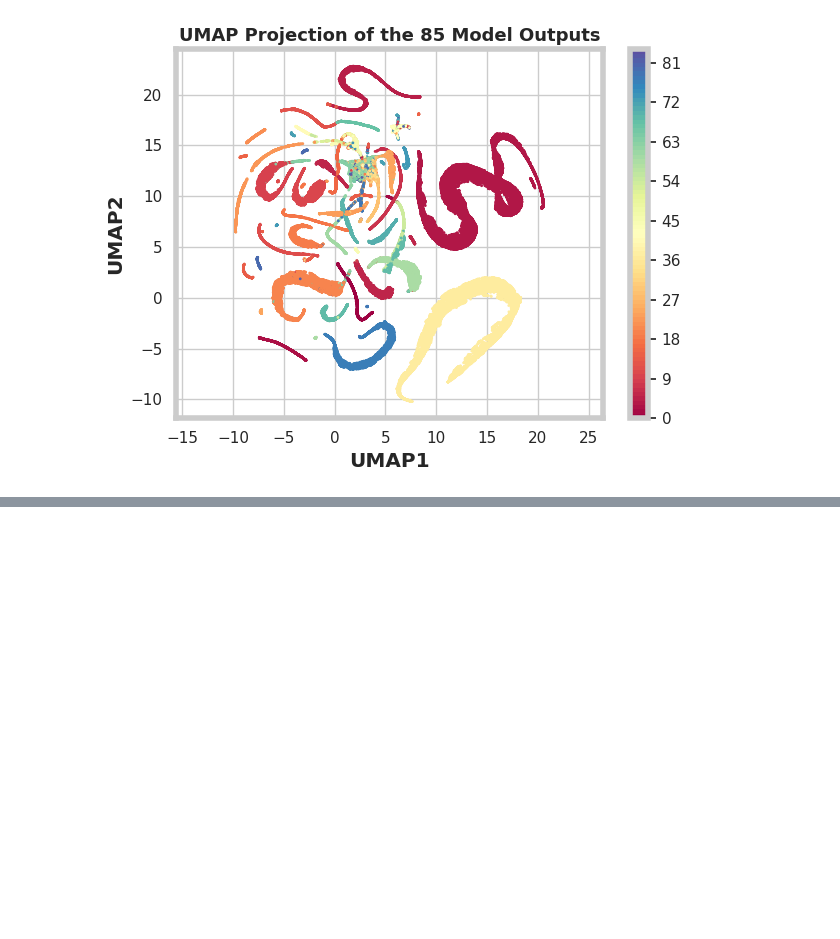
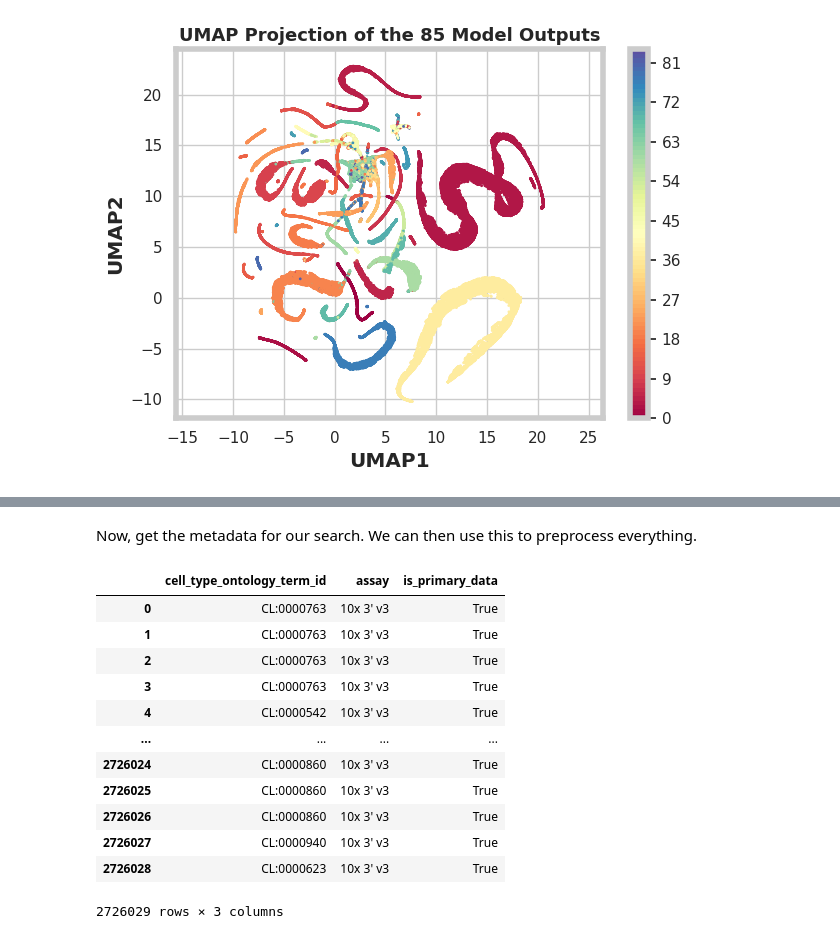
Before and after one commit to joshfuchs/McCells, a Jupyter notebook: Plots.ipynb, the cells around one changed output, grey strips where cells are left out. Cells and saved outputs as stored; diff of their text form; code cells hidden in the pictures; blank space fills up the shorter version.

```diff
--- a/Plots.ipynb
+++ b/Plots.ipynb
@@ -101,0 +125,2 @@ plt.show()
+# %% [markdown]
+Now, get the metadata for our search. We can then use this to preprocess everything.
@@ -101,0 +135,16 @@ plt.show()
+# %%
+cell_obs_metadata
+# %% [output]
+|  | cell_type_ontology_term_id | assay | is_primary_data |
+| 0 | CL:0000763 | 10x 3' v3 | True |
+| 1 | CL:0000763 | 10x 3' v3 | True |
+| 2 | CL:0000763 | 10x 3' v3 | True |
+| 3 | CL:0000763 | 10x 3' v3 | True |
+| 4 | CL:0000542 | 10x 3' v3 | True |
+| ... | ... | ... | ... |
+| 2726024 | CL:0000860 | 10x 3' v3 | True |
+| 2726025 | CL:0000860 | 10x 3' v3 | True |
+| 2726026 | CL:0000860 | 10x 3' v3 | True |
+| 2726027 | CL:0000940 | 10x 3' v3 | True |
+| 2726028 | CL:0000623 | 10x 3' v3 | True |
+2726029 rows × 3 columns
```
Also changed, not shown: parts of 9 cells of this notebook.
